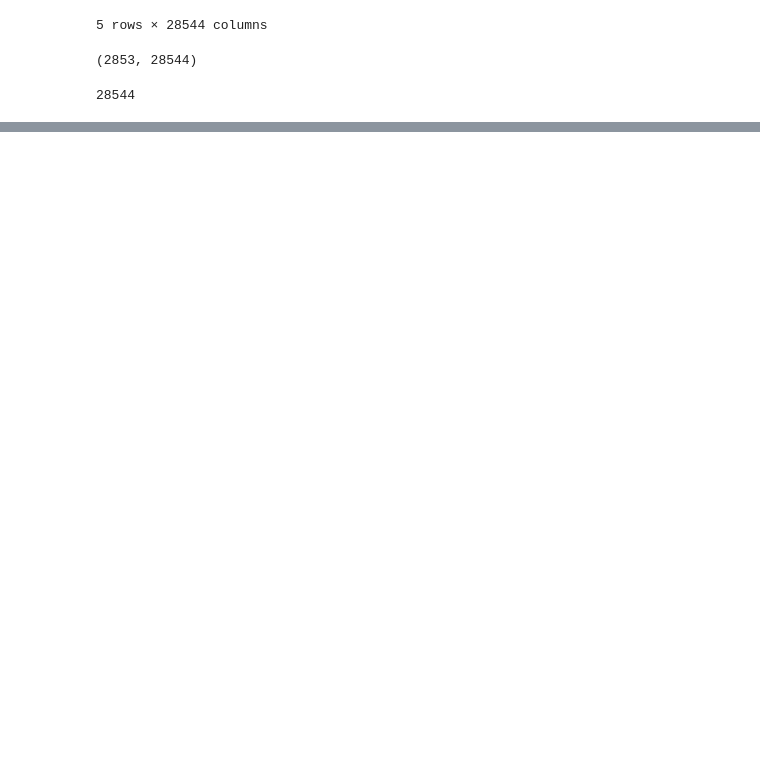
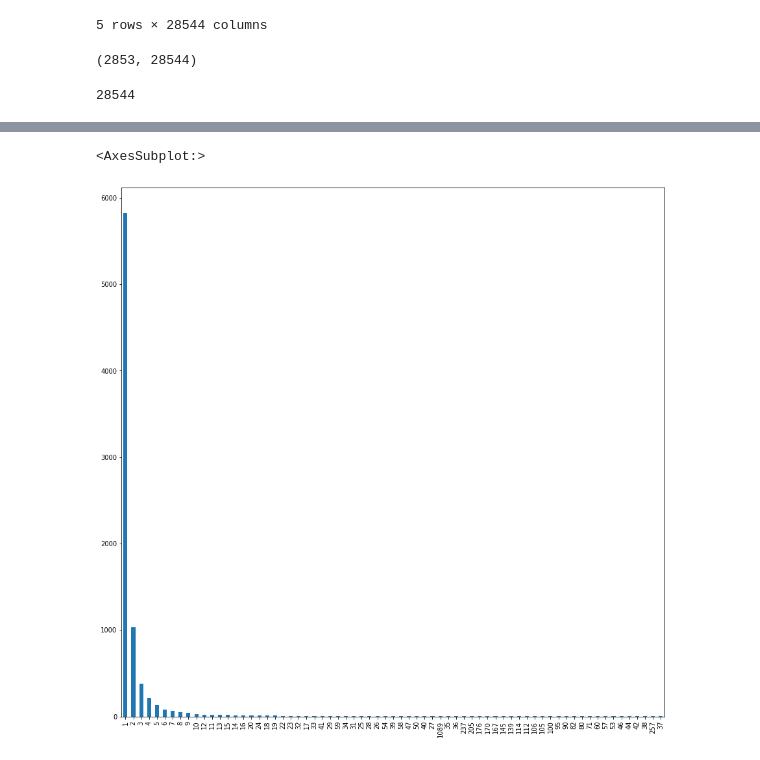
Before and after one commit to zuevmaxim/itmo-ibd, a Jupyter notebook: classification/prepare_count_dataset.ipynb, the cells around one changed output, grey strips where cells are left out. Drawn from its saved outputs; the diff is of its cells as text; code cells hidden in the pictures; blank space fills up the shorter version.

```diff
--- a/classification/prepare_count_dataset.ipynb
+++ b/classification/prepare_count_dataset.ipynb
@@ -430,0 +530,4 @@ final_dataset.reset_index(inplace=True)
+# %%
+# there is nan tag - should be filtered
+count_tags_usage_dataset = count_tags_usage_dataset.sort_values(by=["count"],ascending=False)
+count_tags_usage_dataset.head()
@@ -430,0 +541,3 @@ final_dataset.reset_index(inplace=True)
+# %%
+tags_dataset = tags_dataset[count_tags_usage_dataset[count_tags_usage_dataset["index"] != "tag#nan"]['index']]
+tags_dataset.head()
@@ -430,0 +552,3 @@ final_dataset.reset_index(inplace=True)
+# %%
+count_tags_usage_dataset = build_count_tags_usage_dataset(tags_dataset)
+count_tags_usage_dataset.head()
@@ -430,0 +562,4 @@ final_dataset.reset_index(inplace=True)
+# %%
+# check value counts
+value_counts = count_tags_usage_dataset["count"].value_counts()
+value_counts
@@ -430,0 +579,6 @@ final_dataset.reset_index(inplace=True)
+# %%
+# take a look on bar chart of value counts
+value_counts.plot.bar(figsize=(15,15))
+# %% [output]
+<AxesSubplot:>
+[figure, added]
```
Also changed, not shown: parts of 42 cells of this notebook.
